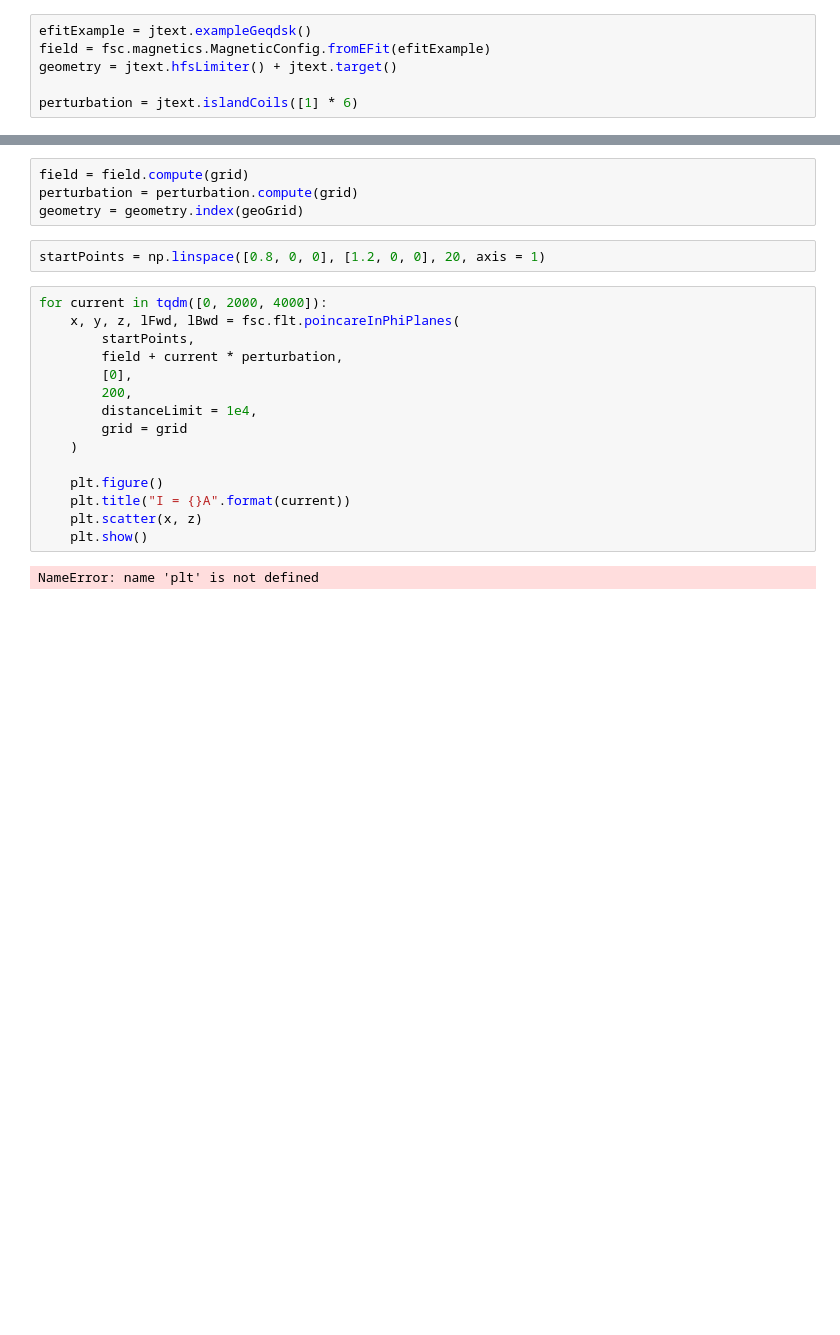
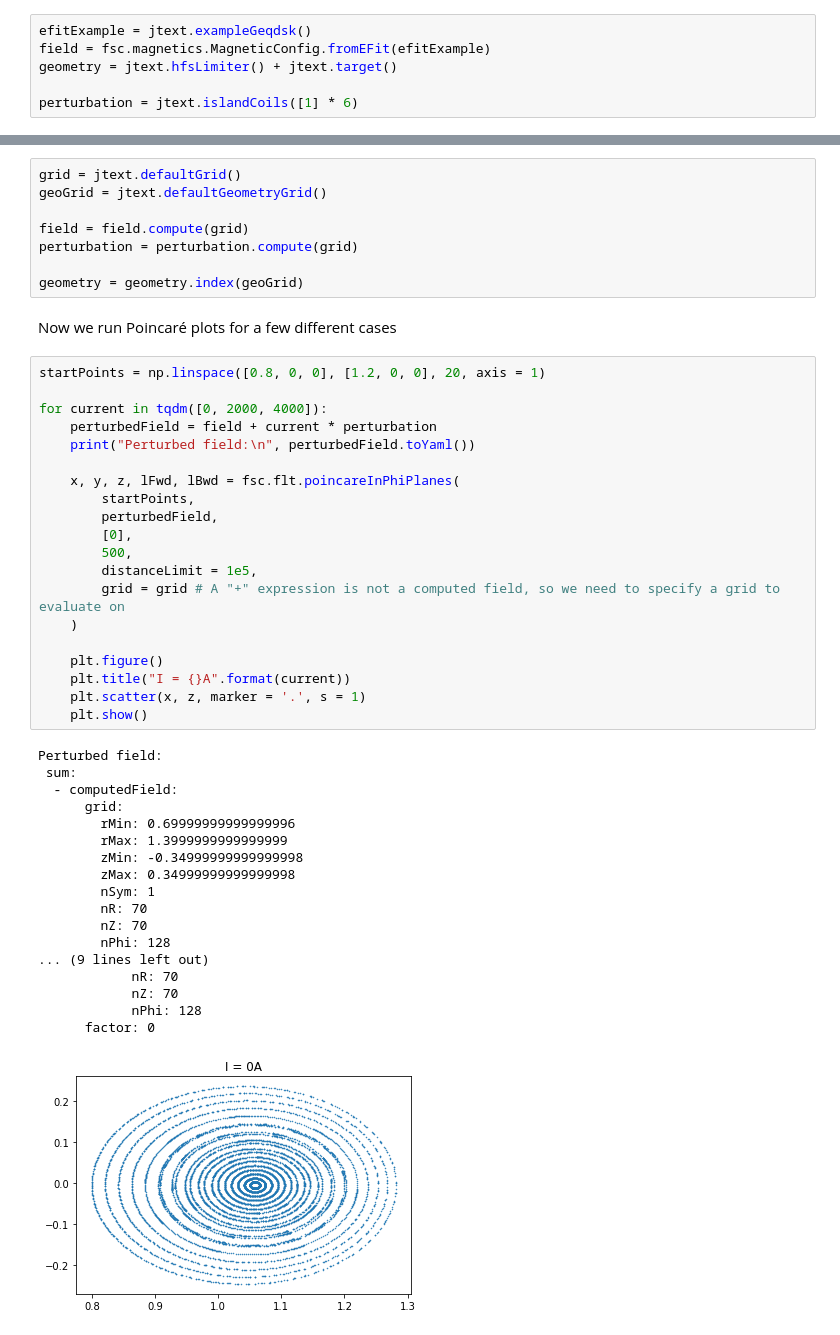
Before and after one commit to alexrobomind/fusionsc, a Jupyter notebook: docs/howto/JText.ipynb, the cells around one changed output, grey strips where cells are left out. Saved outputs shown, nothing was run; the diff lists cells and outputs as text; blank space fills up the shorter version.

```diff
--- a/docs/howto/JText.ipynb
+++ b/docs/howto/JText.ipynb
@@ -26,23 +26,49 @@ ViewInteractiveWidget(height=768, layout=Layout(height='auto', width='100%'), wi
 # %%
+grid = jtext.defaultGrid()
+geoGrid = jtext.defaultGeometryGrid()
+
 field = field.compute(grid)
 perturbation = perturbation.compute(grid)
+
 geometry = geometry.index(geoGrid)
-# %%
-startPoints = np.linspace([0.8, 0, 0], [1.2, 0, 0], 20, axis = 1)
+# %% [markdown]
+Now we run Poincaré plots for a few different cases
 # %%
+startPoints = np.linspace([0.8, 0, 0], [1.2, 0, 0], 20, axis = 1)
+
 for current in tqdm([0, 2000, 4000]):
+    perturbedField = field + current * perturbation
+    print("Perturbed field:\n", perturbedField.toYaml())
+
     x, y, z, lFwd, lBwd = fsc.flt.poincareInPhiPlanes(
         startPoints,
-        field + current * perturbation,
+        perturbedField,
         [0],
-        200,
-        distanceLimit = 1e4,
-        grid = grid
+        500,
+        distanceLimit = 1e5,
+        grid = grid # A "+" expression is not a computed field, so we need to specify a grid to evaluate on
     )
 
     plt.figure()
     plt.title("I = {}A".format(current))
-    plt.scatter(x, z)
+    plt.scatter(x, z, marker = '.', s = 1)
     plt.show()
 # %% [output]
-NameError: name 'plt' is not defined
+Perturbed field:
+ sum:
+  - computedField:
+      grid:
+        rMin: 0.69999999999999996
+        rMax: 1.3999999999999999
+        zMin: -0.34999999999999998
+        zMax: 0.34999999999999998
+        nSym: 1
+        nR: 70
+        nZ: 70
+        nPhi: 128
+... (9 lines left out)
+            nR: 70
+            nZ: 70
+            nPhi: 128
+      factor: 0
+[figure, added]
```
Also changed, not shown: parts of 9 cells of this notebook, 7 other files.
